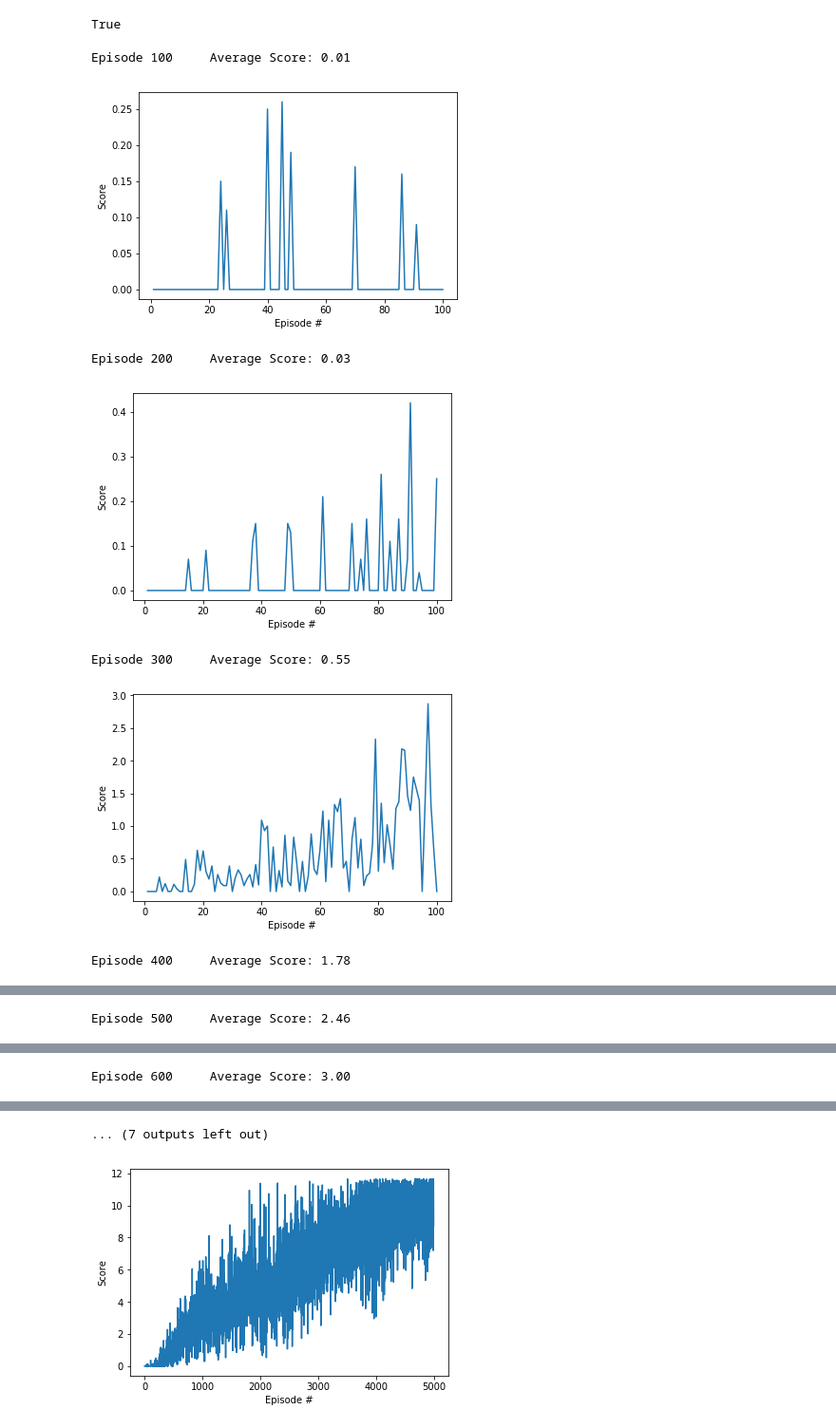
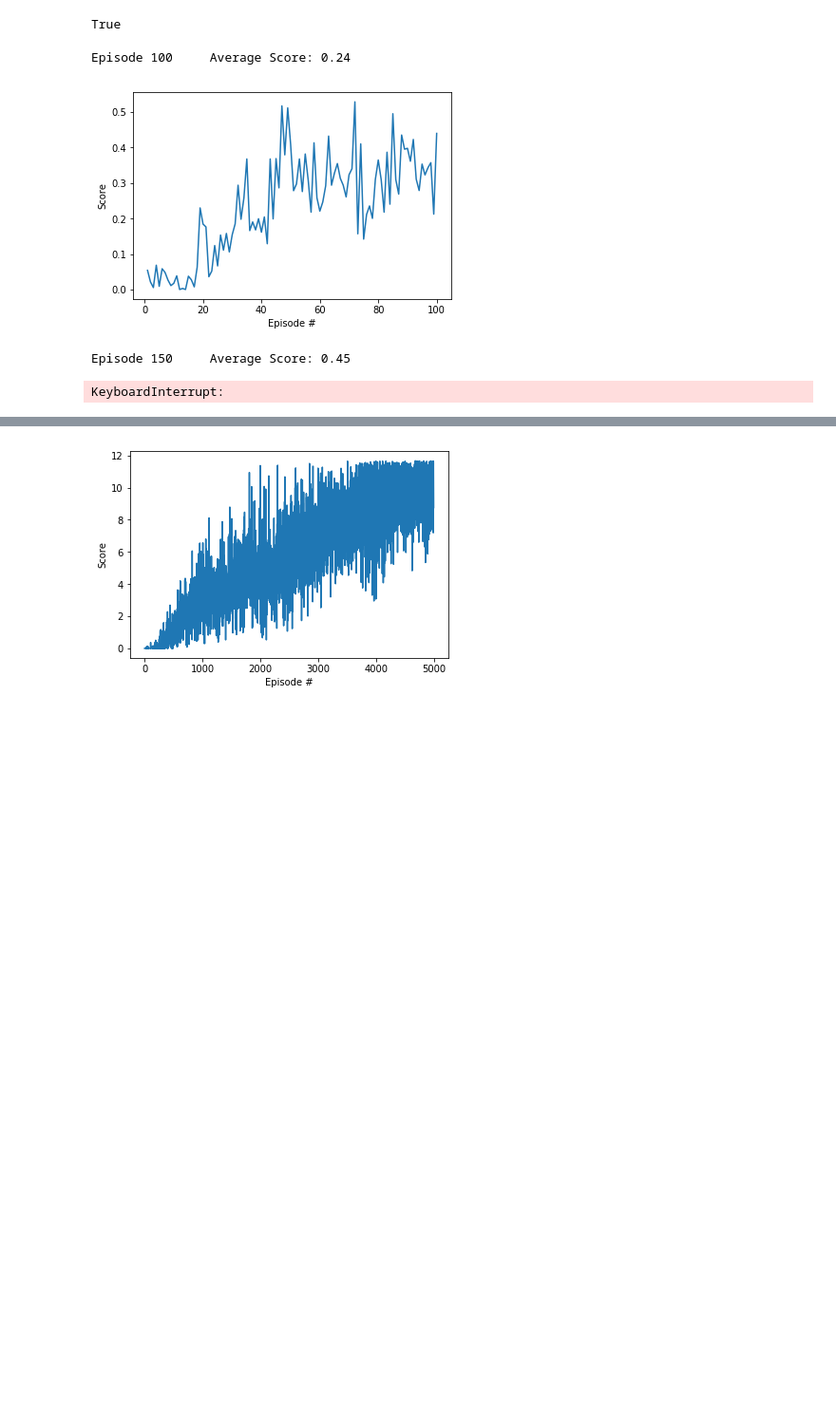
Before and after one commit to jigor/DRLND_Project2_Continuous_Control, a Jupyter notebook: Continuous_Control.ipynb, the cells around one changed output, grey strips where cells are left out. Shown at 95% size. Drawn from its saved outputs; the diff is of its cells as text; code cells hidden in the pictures; blank space fills up the shorter version.

Commit message:
change to 20 agents

````diff
--- a/Continuous_Control.ipynb
+++ b/Continuous_Control.ipynb
@@ -27,7 +27,7 @@ For instance, if you are using a Mac, then you downloaded `Reacher.app`.  If thi
 env = UnityEnvironment(file_name="Reacher.app")
 ```
 # %%
-env = UnityEnvironment(file_name='./Reacher_Linux/Reacher.x86_64')
+env = UnityEnvironment(file_name='./Reacher_Linux_20/Reacher.x86_64')
 # %% [output]
 INFO:unityagents:
 'Academy' started successfully!
@@ -153,47 +153,44 @@ ax = fig.add_subplot(111)
 agent = Agent(state_size=33, action_size=4,random_seed=3)
 max_counter = 1
 def ddpg(n_episodes=5000, max_t=300, print_every=100):
     scores_deque = deque(maxlen=print_every)
     scores = []
     for i_episode in range(1, n_episodes+1):
         env_info = env.reset(train_mode=True)[brain_name]
-        state = env_info.vector_observations[0]
+        states = env_info.vector_observations
         agent.reset()
         score = 0
         for t in range(max_t):
             #for counter in range(max_counter):
-            action = agent.act(state)
-            env_info = env.step(action)[brain_name]
+            actions = agent.act(states)
+            env_info = env.step(actions)[brain_name]
             #next_state, reward, done, _ = env.step(action)
-            next_state = env_info.vector_observations[0]   # get the next state
-            reward = env_info.rewards[0]                   # get the reward
-            done = env_info.local_done[0]
-            agent.step(state, action, reward, next_state, done)
+            next_states = env_info.vector_observations   # get the next state
+            rewards = env_info.rewards                   # get the reward
+            dones = env_info.local_done
+            agent.step(states, actions, rewards, next_states, dones)
                 ##print(action)
-            state = next_state
-            score += reward
-            if done:
+            states = next_states
+            score += np.mean(rewards)
+            if np.any(dones):
                 break
         scores_deque.append(score)
         scores.append(score)
         print('\rEpisode {}\tAverage Score: {:.2f}'.format(i_episode, np.mean(scores_deque)), end="")
         torch.save(agent.actor_local.state_dict(), 'checkpoint_actor.pth')
         torch.save(agent.critic_local.state_dict(), 'checkpoint_critic.pth')
         if i_episode % print_every == 0:
             print('\rEpisode {}\tAverage Score: {:.2f}'.format(i_episode, np.mean(scores_deque)))
             plt.plot(np.arange(1, len(scores_deque)+1), scores_deque)
             plt.ylabel('Score')
             plt.xlabel('Episode #')
             plt.show()
 
     return scores
 
 scores = ddpg()
 # %% [output]
-Episode 100     Average Score: 0.01
+Episode 100     Average Score: 0.24
-[figure, old version]
+[figure, new version]
-Episode 200     Average Score: 0.03
+Episode 150     Average Score: 0.45
-[figure, removed]
-Episode 300     Average Score: 0.55
+KeyboardInterrupt:
-[figure, removed]
-Episode 400     Average Score: 1.78
@@ -201 +196,0 @@ Episode 400     Average Score: 1.78
-Episode 500     Average Score: 2.46
@@ -203 +196,0 @@ Episode 500     Average Score: 2.46
-Episode 600     Average Score: 3.00
@@ -205,4 +197,3 @@ Episode 600     Average Score: 3.00
-... (7 outputs left out)
 # %%
 import matplotlib.pyplot as plt
 %matplotlib inline
````
Also changed, not shown: parts of 2 cells of this notebook, 2 other files.
